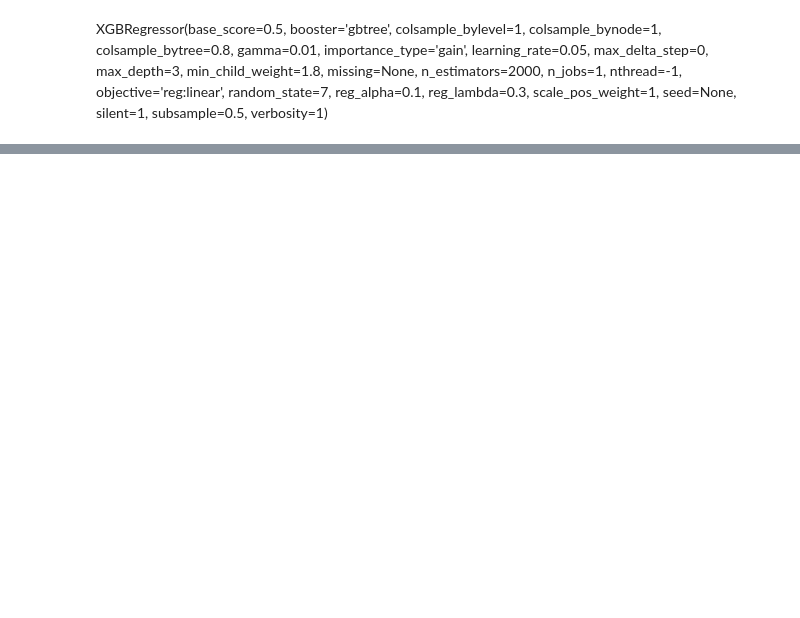
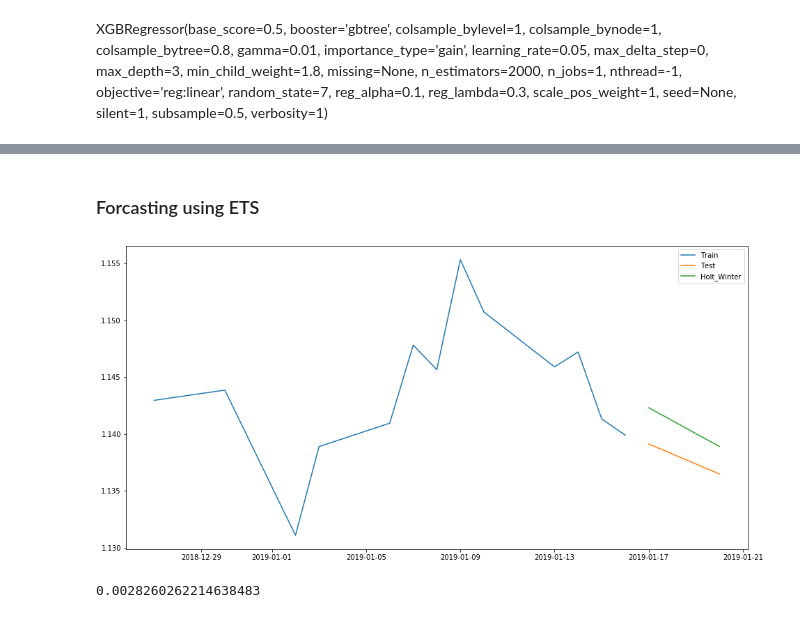
Before and after one commit to mwoss/timeseries-decision-trees, a Jupyter notebook: usd_eur_price_predictiion.ipynb, the cells around one changed output, grey strips where cells are left out. Cells and saved outputs as stored; diff of their text form; code cells hidden in the pictures; blank space fills up the shorter version.

Commit message:
USD price prediction using ETS model

```diff
--- a/usd_eur_price_predictiion.ipynb
+++ b/usd_eur_price_predictiion.ipynb
@@ -141,0 +141,16 @@ RMSE
+# %% [markdown]
+### Forcasting using ETS
+# %%
+y_hat_avg = usd_test.copy()
+fit1 = ExponentialSmoothing(np.asarray(usd_train['BidClose']), seasonal_periods=2, trend='add', seasonal='add').fit()
+
+y_hat_avg['Holt_Winter'] = fit1.forecast(len(usd_test))
+# %%
+plt.figure(figsize=(16,8))
+plt.plot(usd_train['Date'], usd_train['BidClose'], label='Train')
+plt.plot(usd_test['Date'], usd_test['BidClose'], label='Test')
+plt.plot(usd_test['Date'], y_hat_avg['Holt_Winter'], '-', label='Holt_Winter')
+plt.legend(loc='best')
+plt.show()
+# %% [output]
+[figure, added]
@@ -141,0 +159,4 @@ RMSE
+# %%
+RMSE_ETS
+# %% [output]
+0.0028260262214638483
```
Also changed, not shown: parts of 13 cells of this notebook.
